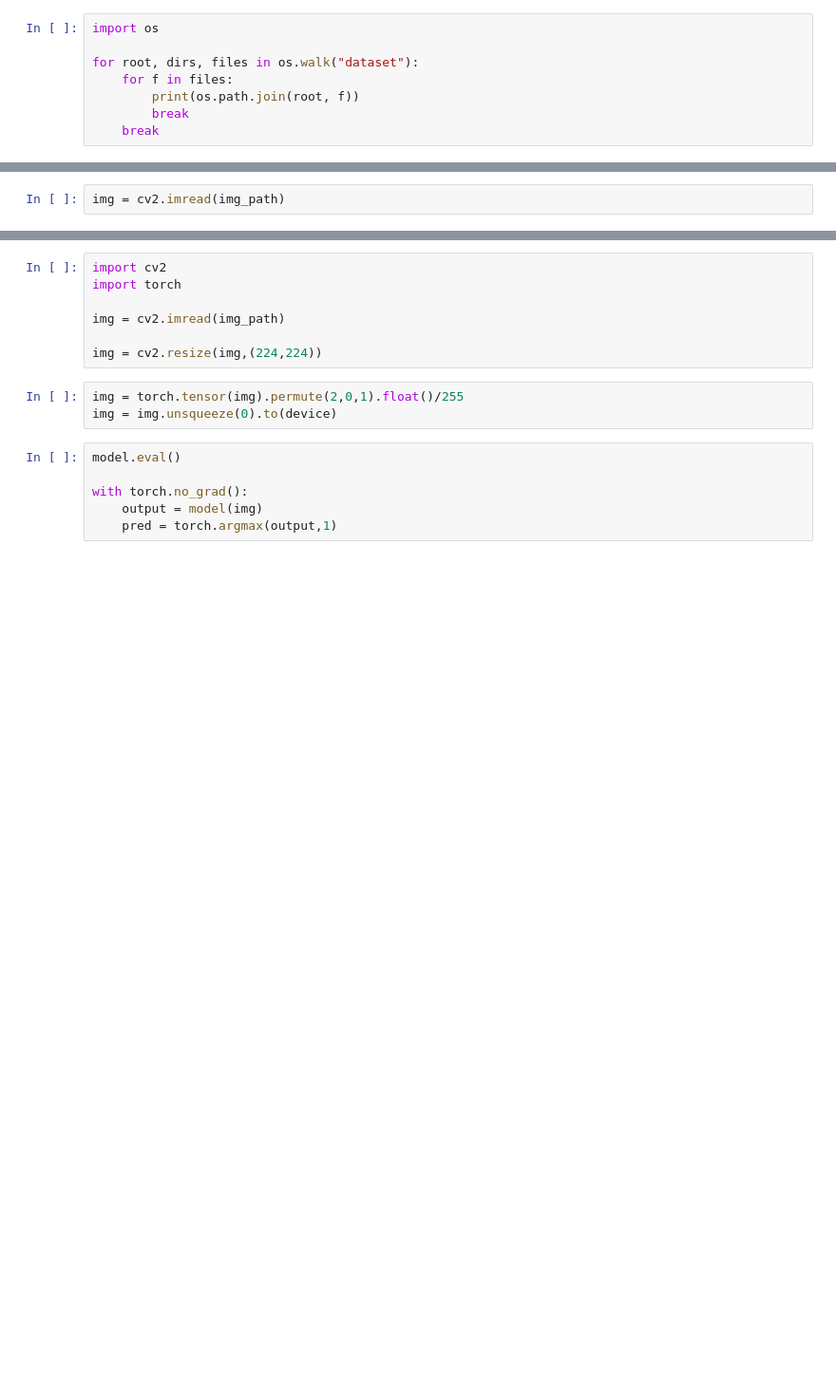
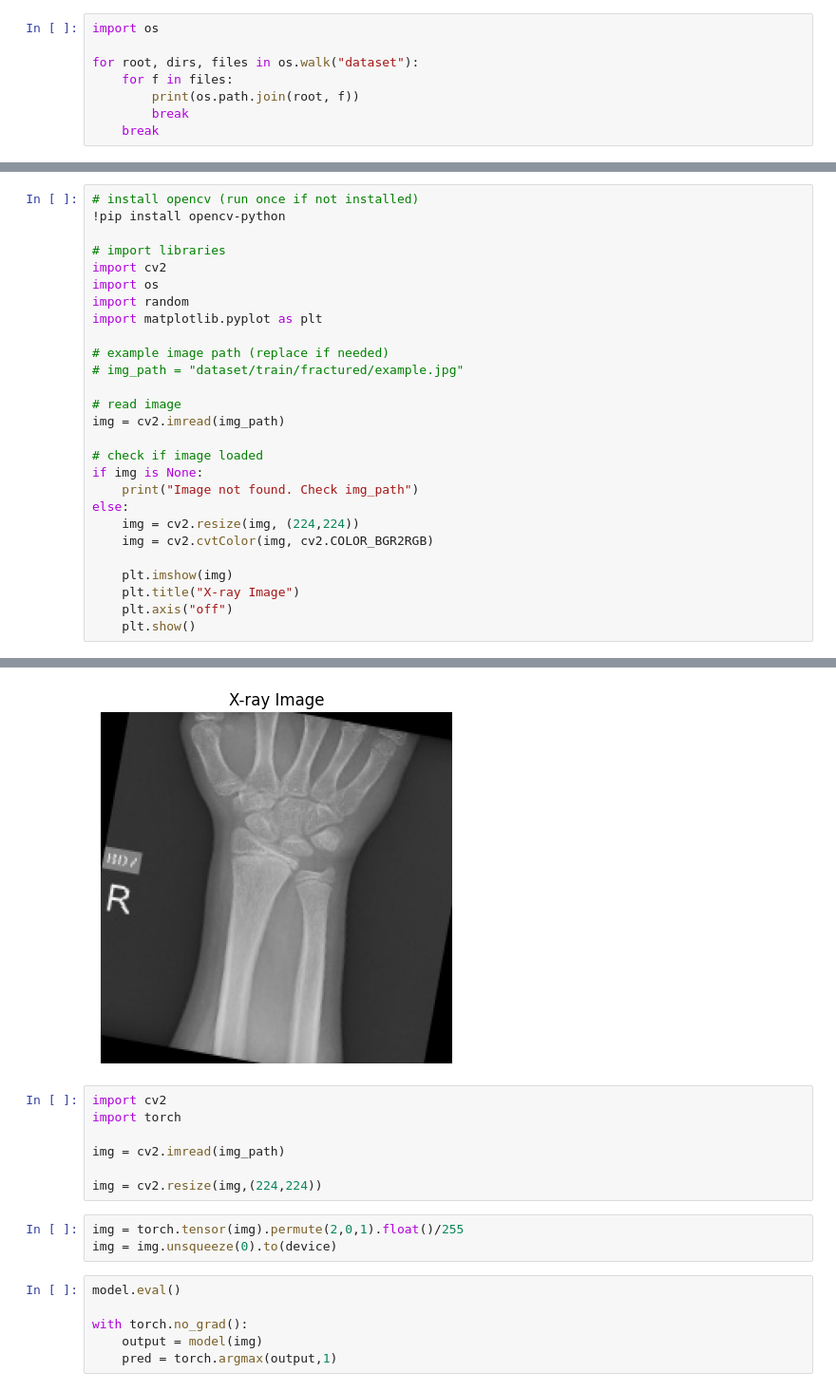
Before and after one commit to Harsh2023UCI8026/hackbio, a Jupyter notebook: hackbio .ipynb, the cells around one changed output, grey strips where cells are left out. Shown at 95% size. Cells and saved outputs as stored; diff of their text form; blank space fills up the shorter version.

```diff
--- a/hackbio .ipynb
+++ b/hackbio .ipynb
@@ -685,2 +671,28 @@ Selected image: dataset/train/fractured/90-rotated2-rotated3-rotated2 (1).jpg
-# %%
-img = cv2.imread(img_path)
+# %%
+# install opencv (run once if not installed)
+!pip install opencv-python
+
+# import libraries
+import cv2
+import os
+import random
+import matplotlib.pyplot as plt
+
+# example image path (replace if needed)
+# img_path = "dataset/train/fractured/example.jpg"
+
+# read image
+img = cv2.imread(img_path)
+
+# check if image loaded
+if img is None:
+    print("Image not found. Check img_path")
+else:
+    img = cv2.resize(img, (224,224))
+    img = cv2.cvtColor(img, cv2.COLOR_BGR2RGB)
+
+    plt.imshow(img)
+    plt.title("X-ray Image")
+    plt.axis("off")
+    plt.show()
+# %% [output]
@@ -687,3 +701,4 @@ img = cv2.imread(img_path)
+[figure, added]
 # %%
 import cv2
 import torch
```
Also changed, not shown: parts of 41 cells of this notebook.
